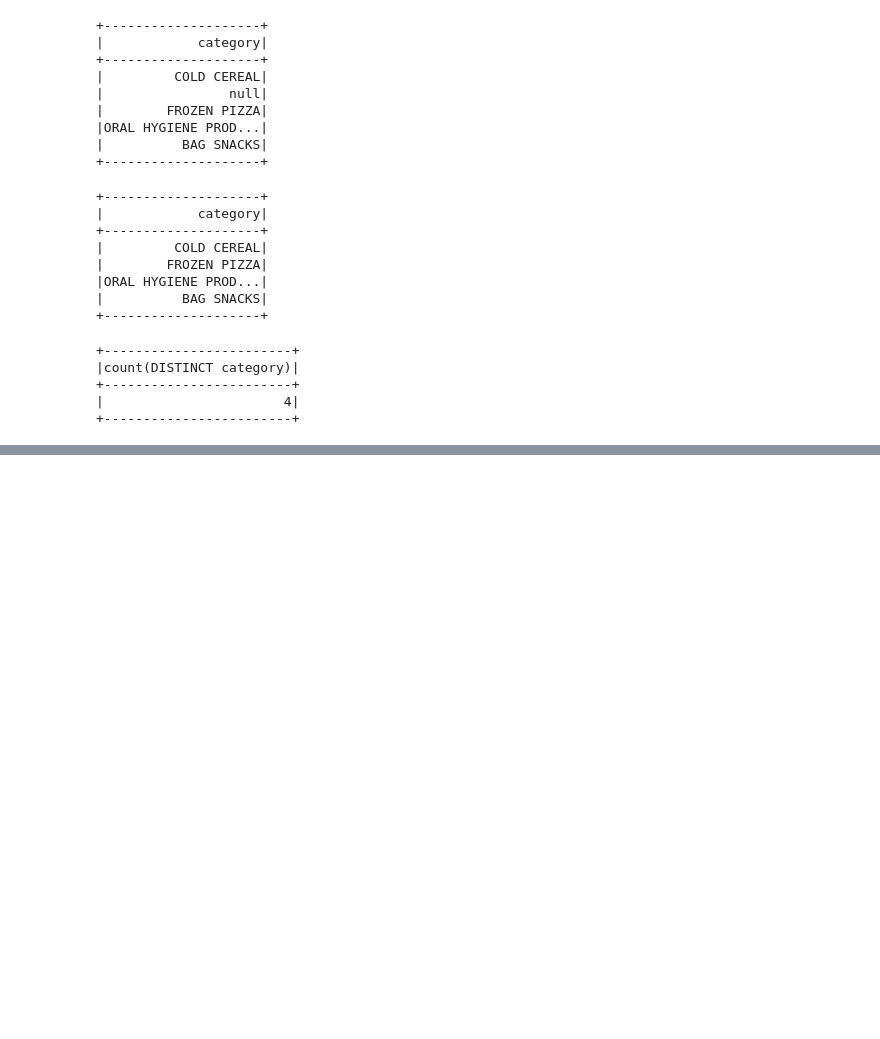
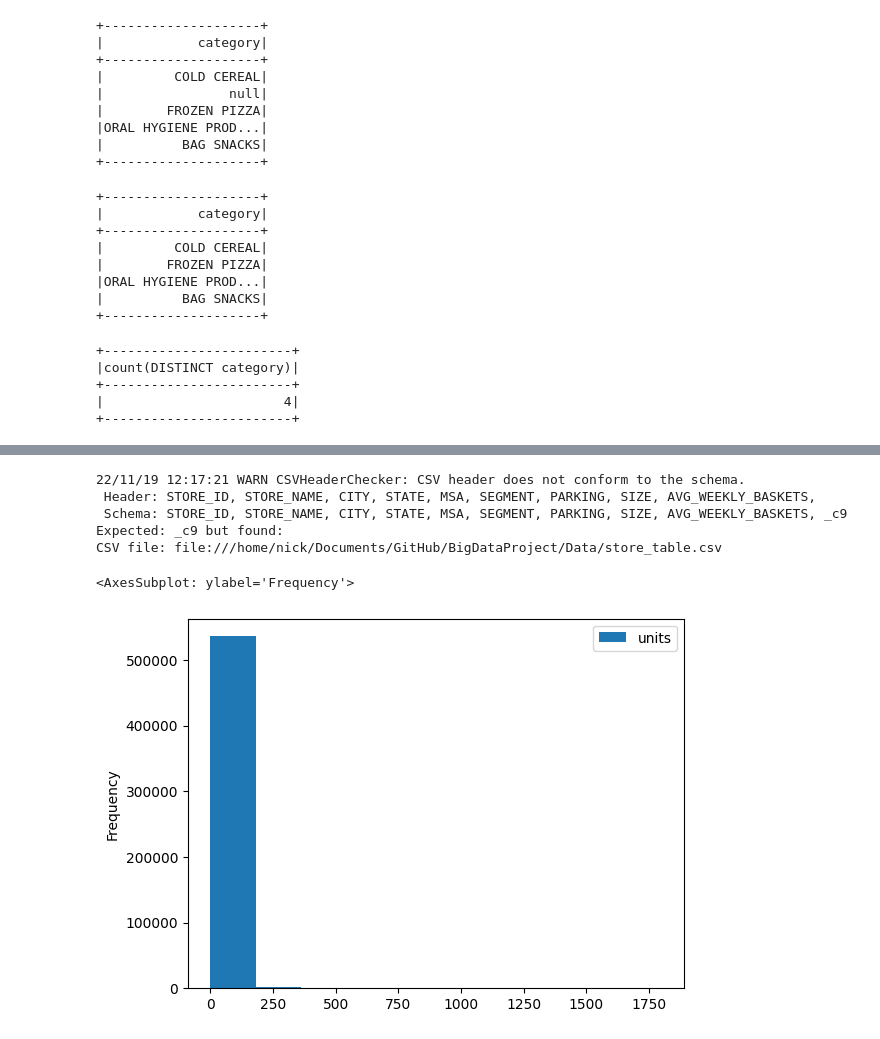
Before and after one commit to Extrieve/BigDataProject, a Jupyter notebook: scripts/analysis.ipynb, the cells around one changed output, grey strips where cells are left out. Drawn from its saved outputs; the diff is of its cells as text; code cells hidden in the pictures; blank space fills up the shorter version.

```diff
--- a/scripts/analysis.ipynb
+++ b/scripts/analysis.ipynb
@@ -342,0 +348,11 @@ only showing top 20 rows
+# %%
+# watch distribution of units sold
+products_transactions_store.select('units').toPandas().plot(kind='hist')
+# %% [output]
+22/11/19 12:17:21 WARN CSVHeaderChecker: CSV header does not conform to the schema.
+ Header: STORE_ID, STORE_NAME, CITY, STATE, MSA, SEGMENT, PARKING, SIZE, AVG_WEEKLY_BASKETS,
+ Schema: STORE_ID, STORE_NAME, CITY, STATE, MSA, SEGMENT, PARKING, SIZE, AVG_WEEKLY_BASKETS, _c9
+Expected: _c9 but found:
+CSV file: file:///home/nick/Documents/GitHub/BigDataProject/Data/store_table.csv
+<AxesSubplot: ylabel='Frequency'>
+[figure, added]
```
Also changed, not shown: parts of 16 cells of this notebook.
